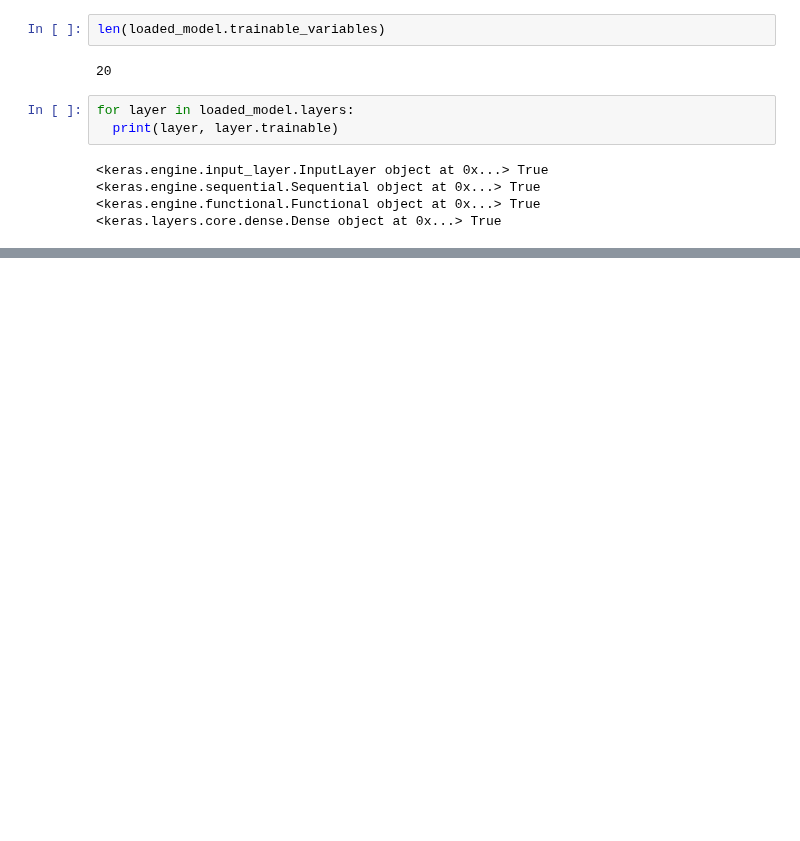
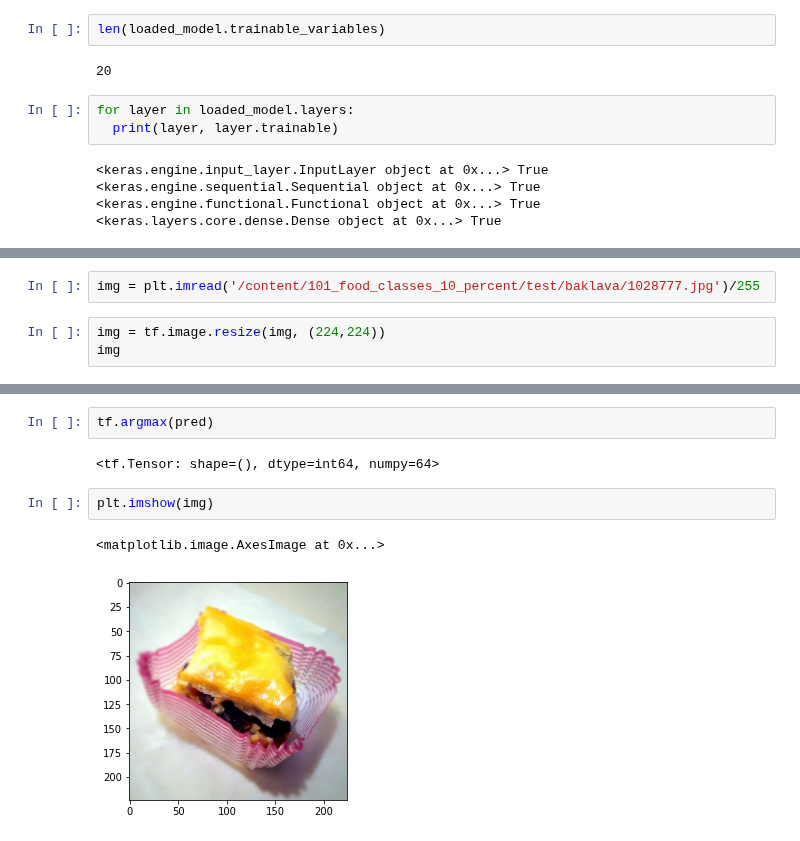
Before and after one commit to hamednasr/tensorflow, a Jupyter notebook: 06_transfer_learning_in_tensorflow_part3.ipynb, the cells around one changed output, grey strips where cells are left out. Saved outputs shown, nothing was run; the diff lists cells and outputs as text; blank space fills up the shorter version.

```diff
--- a/06_transfer_learning_in_tensorflow_part3.ipynb
+++ b/06_transfer_learning_in_tensorflow_part3.ipynb
@@ -346,0 +447,5 @@ for layer in loaded_model.layers:
+# %%
+img = plt.imread('/content/101_food_classes_10_percent/test/baklava/1028777.jpg')/255
+# %%
+img = tf.image.resize(img, (224,224))
+img
@@ -346,0 +490,9 @@ for layer in loaded_model.layers:
+# %%
+tf.argmax(pred)
+# %% [output]
+<tf.Tensor: shape=(), dtype=int64, numpy=64>
+# %%
+plt.imshow(img)
+# %% [output]
+<matplotlib.image.AxesImage at 0x...>
+[figure, added]
```
Also changed, not shown: parts of 34 cells of this notebook.
